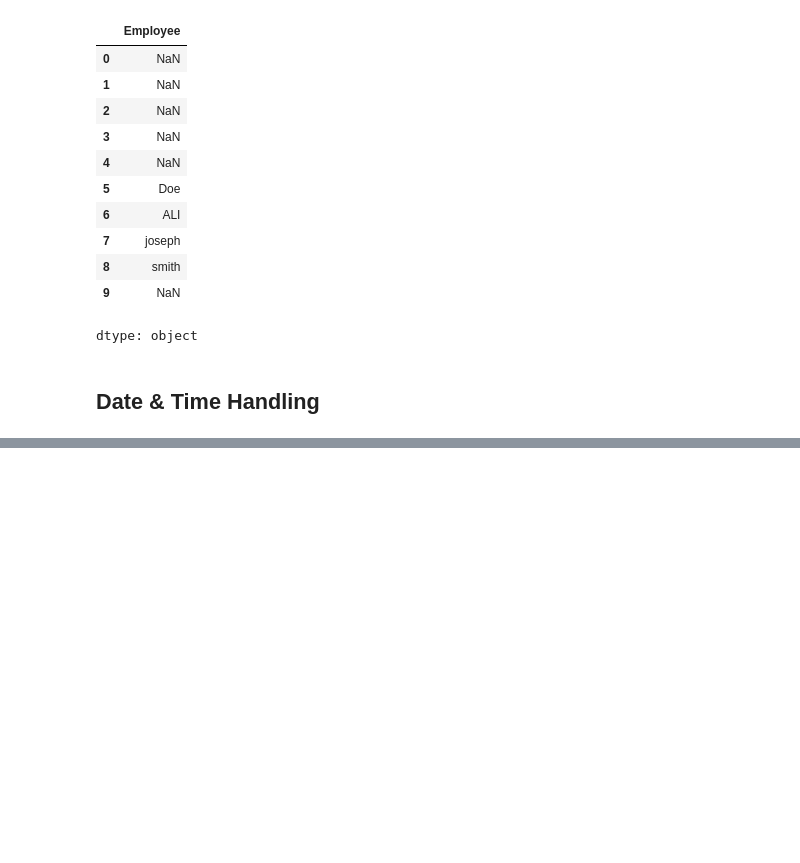
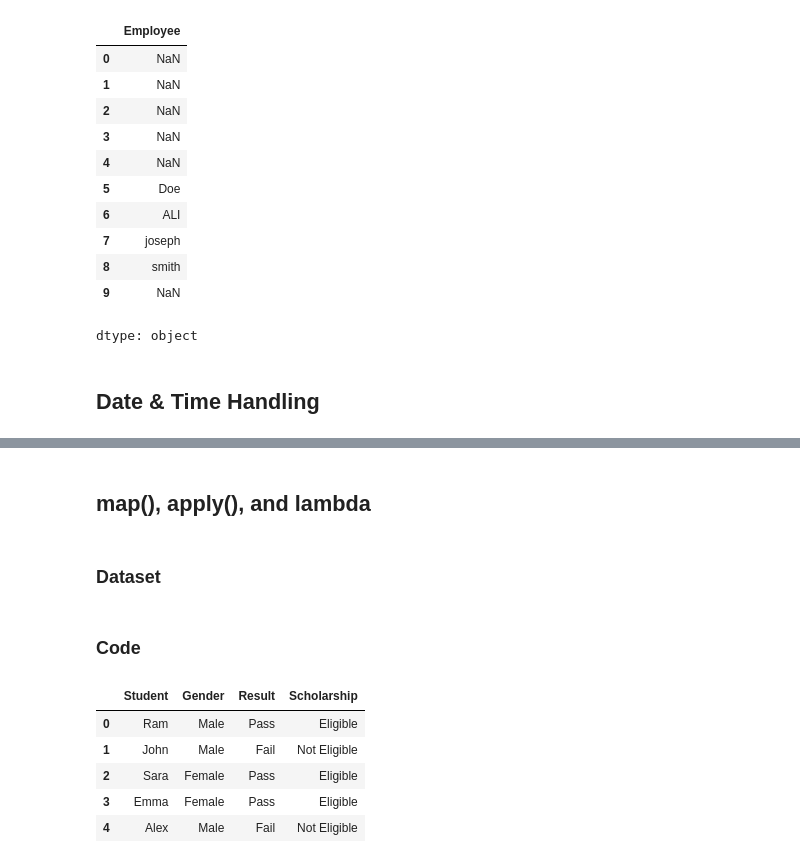
Before and after one commit to srinageswaran2006/Python-for-Data-Analysis, a Jupyter notebook: 03_Pandas/03_Pandas_Notes_and_Practice.ipynb, the cells around one changed output, grey strips where cells are left out. Cells and saved outputs as stored; diff of their text form; code cells hidden in the pictures; blank space fills up the shorter version.

```diff
--- a/03_Pandas/03_Pandas_Notes_and_Practice.ipynb
+++ b/03_Pandas/03_Pandas_Notes_and_Practice.ipynb
@@ -963,0 +1094,29 @@ dtype: object
+# %% [markdown]
+## **map(), apply(), and lambda**
+# %% [markdown]
+### **Dataset**
+# %%
+student_data = {
+    "Student":["Ram","John","Sara","Emma","Alex"],
+    "Gender":["M","M","F","F","M"],
+    "Result":["P","F","P","P","F"]
+}
+
+student_df = pd.DataFrame(student_data)
+student_df2 = student_df.copy()
+# %% [markdown]
+### **Code**
+# %%
+student_df2["Gender"]=student_df2["Gender"].map({"M":"Male","F":"Female"})
+# %%
+student_df2["Result"]=student_df2["Result"].map({"P":"Pass","F":"Fail"})
+# %%
+student_df2["Scholarship"]=student_df2["Result"].map({"Pass":"Eligible","Fail":"Not Eligible"})
+student_df2
+# %% [output]
+|  | Student | Gender | Result | Scholarship |
+| 0 | Ram | Male | Pass | Eligible |
+| 1 | John | Male | Fail | Not Eligible |
+| 2 | Sara | Female | Pass | Eligible |
+| 3 | Emma | Female | Pass | Eligible |
+| 4 | Alex | Male | Fail | Not Eligible |
```
Also changed, not shown: parts of 26 cells of this notebook.
